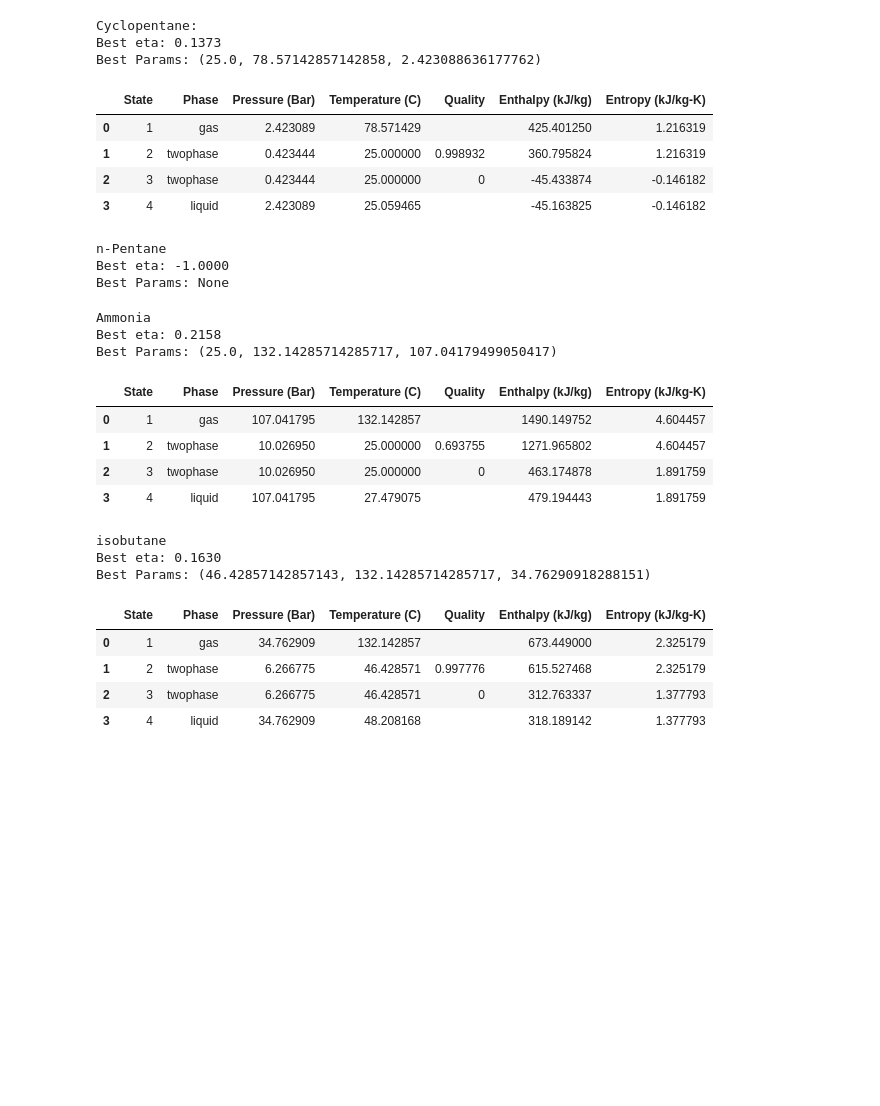
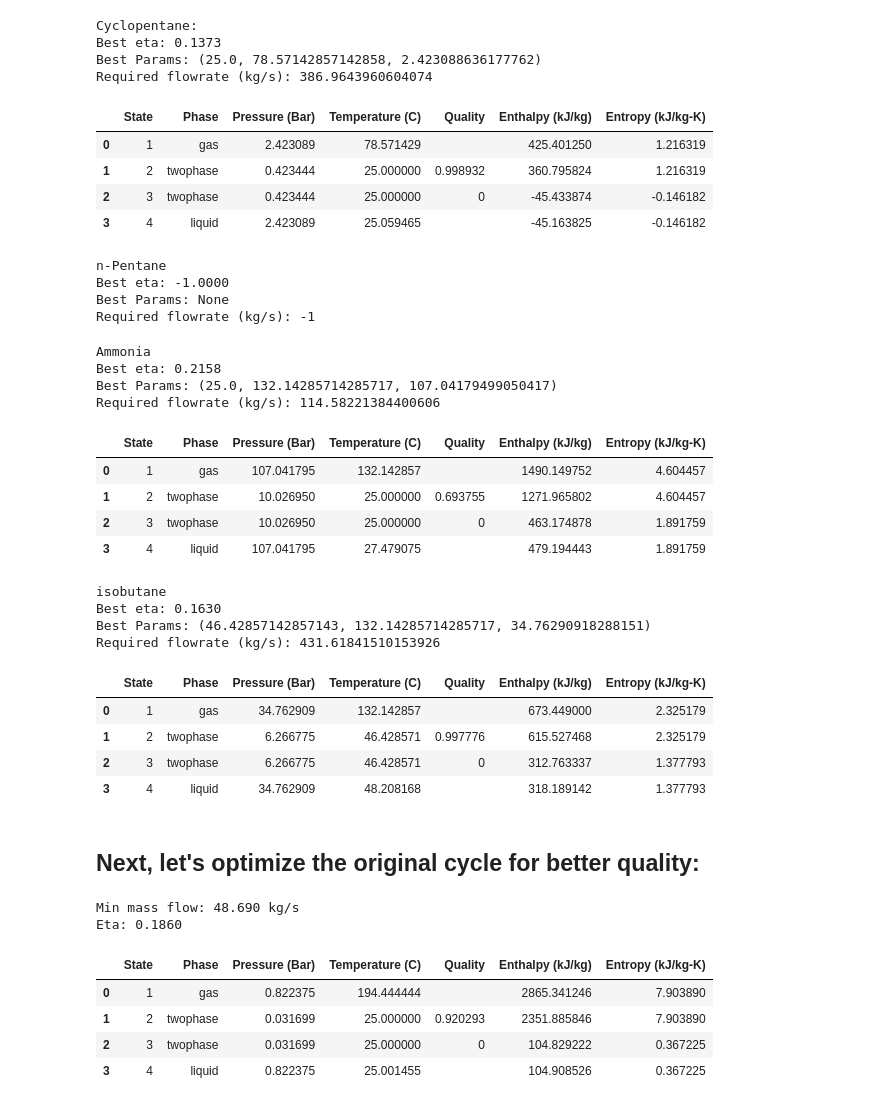
Before and after one commit to colinjennings/ORC-Optimization, a Jupyter notebook: Rankine_optimize.ipynb, the cells around one changed output. Cells and saved outputs as stored; diff of their text form; code cells hidden in the pictures; blank space fills up the shorter version.

Commit message:
optimize for quality and run for ammonia

```diff
--- a/Rankine.ipynb
+++ b/Rankine_optimize.ipynb
@@ -189,39 +234,42 @@ print("Cyclopentane:")
 best_eta, best_params, best_df = optimize_rankine_cycle("Cyclopentane")
 print(f"Best eta: {best_eta:.4f}")
 print(f"Best Params: {best_params}")
+print(f"Required flowrate (kg/s): {get_required_mass_flow(best_df)}")
 best_df
 # %% [output]
 Cyclopentane:
 Best eta: 0.1373
 Best Params: (25.0, 78.57142857142858, 2.423088636177762)
+Required flowrate (kg/s): 386.9643960604074
 |  | State | Phase | Pressure (Bar) | Temperature (C) | Quality | Enthalpy (kJ/kg) | Entropy (kJ/kg-K) |
 | 0 | 1 | gas | 2.423089 | 78.571429 |  | 425.401250 | 1.216319 |
 | 1 | 2 | twophase | 0.423444 | 25.000000 | 0.998932 | 360.795824 | 1.216319 |
 | 2 | 3 | twophase | 0.423444 | 25.000000 | 0 | -45.433874 | -0.146182 |
 | 3 | 4 | liquid | 2.423089 | 25.059465 |  | -45.163825 | -0.146182 |
 # %%
-
-
 print("n-Pentane")
 best_eta, best_params, best_df = optimize_rankine_cycle("nPentane")
 print(f"Best eta: {best_eta:.4f}")
 print(f"Best Params: {best_params}")
+print(f"Required flowrate (kg/s): {get_required_mass_flow(best_df)}")
 best_df
 # %% [output]
 n-Pentane
 Best eta: -1.0000
 Best Params: None
+Required flowrate (kg/s): -1
 # %%
-
 print("Ammonia")
 best_eta, best_params, best_df = optimize_rankine_cycle("Ammonia")
 print(f"Best eta: {best_eta:.4f}")
 print(f"Best Params: {best_params}")
+print(f"Required flowrate (kg/s): {get_required_mass_flow(best_df)}")
 best_df
 # %% [output]
 Ammonia
 Best eta: 0.2158
 Best Params: (25.0, 132.14285714285717, 107.04179499050417)
+Required flowrate (kg/s): 114.58221384400606
 |  | State | Phase | Pressure (Bar) | Temperature (C) | Quality | Enthalpy (kJ/kg) | Entropy (kJ/kg-K) |
 | 0 | 1 | gas | 107.041795 | 132.142857 |  | 1490.149752 | 4.604457 |
 | 1 | 2 | twophase | 10.026950 | 25.000000 | 0.693755 | 1271.965802 | 4.604457 |
@@ -232,13 +280,61 @@ print("isobutane")
 best_eta, best_params, best_df = optimize_rankine_cycle("isobutane")
 print(f"Best eta: {best_eta:.4f}")
 print(f"Best Params: {best_params}")
+print(f"Required flowrate (kg/s): {get_required_mass_flow(best_df)}")
 best_df
 # %% [output]
 isobutane
 Best eta: 0.1630
 Best Params: (46.42857142857143, 132.14285714285717, 34.76290918288151)
+Required flowrate (kg/s): 431.61841510153926
 |  | State | Phase | Pressure (Bar) | Temperature (C) | Quality | Enthalpy (kJ/kg) | Entropy (kJ/kg-K) |
 | 0 | 1 | gas | 34.762909 | 132.142857 |  | 673.449000 | 2.325179 |
 | 1 | 2 | twophase | 6.266775 | 46.428571 | 0.997776 | 615.527468 | 2.325179 |
 | 2 | 3 | twophase | 6.266775 | 46.428571 | 0 | 312.763337 | 1.377793 |
 | 3 | 4 | liquid | 34.762909 | 48.208168 |  | 318.189142 | 1.377793 |
+# %% [markdown]
+## Next, let's optimize the original cycle for better quality:
+# %%
+
+# We want >0.92 quality with water
+T_vals = np.linspace(150, 200, 100)
+P_fracs = np.linspace(0.01, 0.99, 100)
+
+df_list = []
+eta_list = []
+mass_flow_list = []
+pressure_frac_list = []
+
+for T_hot in T_vals:
+
+    P_sat = get_sat_pressure(T_hot, "Water")
+
+    for P_high in P_fracs:
+
+        try:
+            df = simulate_rankine(T_hot, 25, (P_sat * P_high), "Water")
+
+
+            if df.loc[df['State'] == '2', 'Quality'].values[0] > 0.92:
+
+                df_list.append(df)
+                eta_list.append(get_eta(df))
+                mass_flow_list.append(get_required_mass_flow(df))
+                pressure_frac_list.append(P_high)
+
+        except:
+            continue
+
+
+idx = mass_flow_list.index(min(mass_flow_list))
+print(f"Min mass flow: {mass_flow_list[idx]:.3f} kg/s" )
+print(f"Eta: {eta_list[idx]:.4f} ")
+df_list[idx]
+# %% [output]
+Min mass flow: 48.690 kg/s
+Eta: 0.1860
+|  | State | Phase | Pressure (Bar) | Temperature (C) | Quality | Enthalpy (kJ/kg) | Entropy (kJ/kg-K) |
+| 0 | 1 | gas | 0.822375 | 194.444444 |  | 2865.341246 | 7.903890 |
+| 1 | 2 | twophase | 0.031699 | 25.000000 | 0.920293 | 2351.885846 | 7.903890 |
+| 2 | 3 | twophase | 0.031699 | 25.000000 | 0 | 104.829222 | 0.367225 |
+| 3 | 4 | liquid | 0.822375 | 25.001455 |  | 104.908526 | 0.367225 |
```
Also changed, not shown: parts of 11 cells of this notebook.
